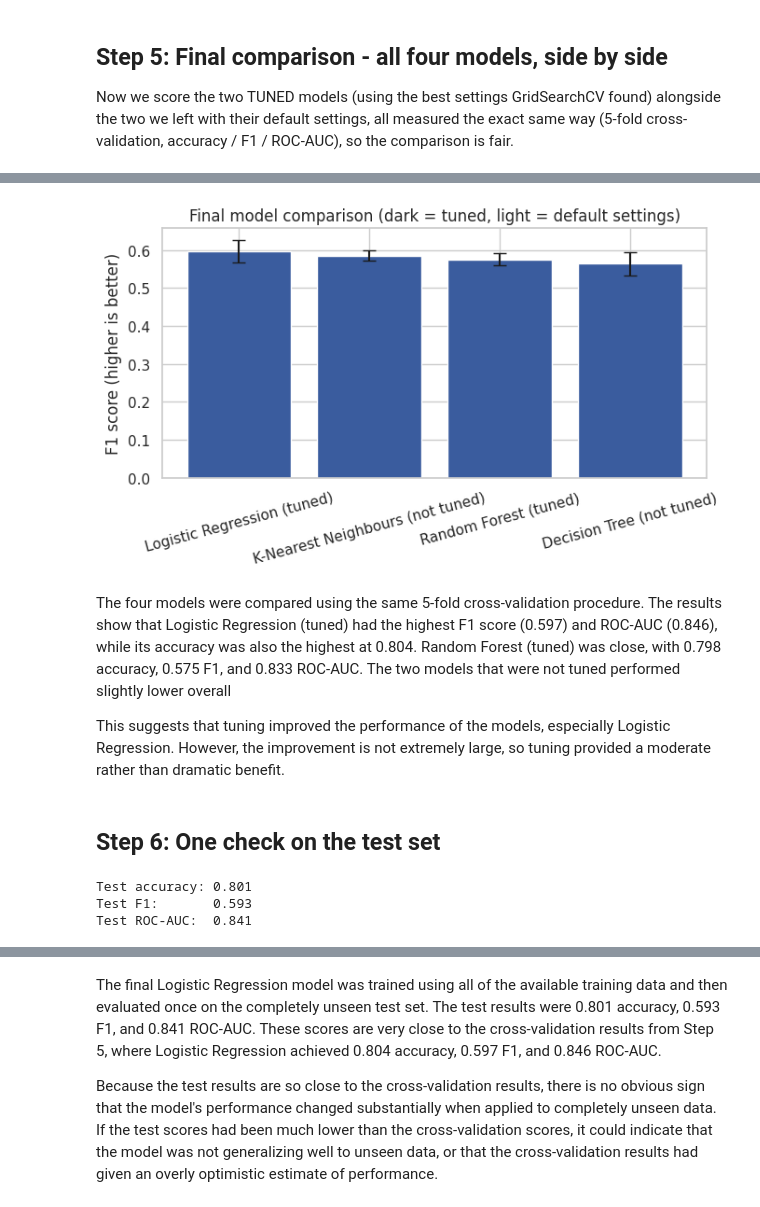
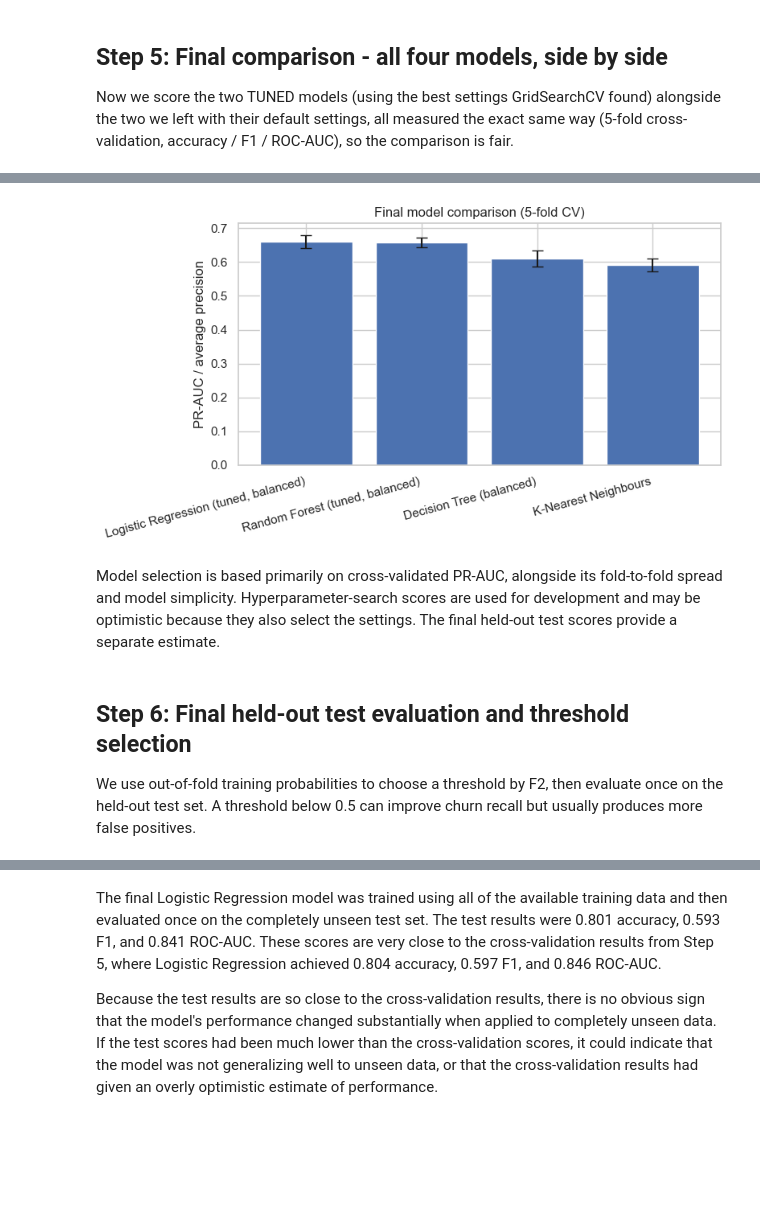
Before and after one commit to umarkhemis/ML_Caption_Project, a Jupyter notebook: notebooks/03_tuning_and_final_model.ipynb, the cells around one changed output, grey strips where cells are left out. Drawn from its saved outputs; the diff is of its cells as text; code cells hidden in the pictures; blank space fills up the shorter version.

Commit message:
modified the tuning andn final model notebook

```diff
--- a/notebooks/03_tuning_and_final_model.ipynb
+++ b/notebooks/03_tuning_and_final_model.ipynb
@@ -76,26 +53,18 @@ log_reg_results.round(3)
 ## Step 3: Tune Random Forest
 # %%
 from sklearn.ensemble import RandomForestClassifier
-
 forest_grid = {
-    'model__n_estimators': [100, 200, 300],
-    'model__max_depth': [4, 8, 12],
+    'model__n_estimators': [100, 200, 400],
+    'model__max_depth': [6, 12, 20, None],
+    'model__min_samples_leaf': [1, 3, 5],
 }
-
 forest_pipeline = Pipeline([
     ('preprocessing', preprocessing),
-    ('model', RandomForestClassifier(random_state=42)),
+    ('model', RandomForestClassifier(class_weight='balanced', random_state=42, n_jobs=-1)),
 ])
-
-forest_search = GridSearchCV(
-    forest_pipeline,
-    param_grid=forest_grid,
-    cv=cv,
-    scoring='f1',
-    n_jobs=-1,
-)
+forest_search = GridSearchCV(forest_pipeline, param_grid=forest_grid, cv=cv,
+                              scoring='average_precision', n_jobs=-1, refit=True)
 forest_search.fit(X_train, y_train)
-
-print('Best settings found:', forest_search.best_params_)
-print('Best cross-validation F1 score:', round(forest_search.best_score_, 3))
+print('Best Random Forest settings:', forest_search.best_params_)
+print('Best CV PR-AUC (average precision):', round(forest_search.best_score_, 3))
 # %% [output]
@@ -160,45 +125,28 @@ final_comparison
 # %%
-plt.figure(figsize=(7, 4.2))
-plt.bar(
-    final_comparison.index,
-    final_comparison['f1 (mean)'],
-    yerr=final_comparison['f1 (spread)'],
-    capsize=5,
-    color=['#3a5c9e' if 'tuned' in name else '#9fb3d1' for name in final_comparison.index],
-)
-plt.ylabel('F1 score (higher is better)')
-plt.title('Final model comparison (dark = tuned, light = default settings)')
-plt.xticks(rotation=15)
+plt.figure(figsize=(8, 4.5))
+ordered = final_comparison.sort_values('PR-AUC (average precision) (mean)', ascending=False)
+plt.bar(ordered.index, ordered['PR-AUC (average precision) (mean)'],
+        yerr=ordered['PR-AUC (average precision) (spread)'], capsize=5)
+plt.ylabel('PR-AUC / average precision')
+plt.title('Final model comparison (5-fold CV)')
+plt.xticks(rotation=15, ha='right')
 plt.tight_layout()
-plt.savefig('../figures/final_model_comparison.png', dpi=150)
+plt.savefig('../figures/final_model_comparison_pr_auc.png', dpi=150)
 plt.show()
 # %% [output]
-[figure, old version]
+[figure, new version]
 # %% [markdown]
-The four models were compared using the same 5-fold cross-validation procedure. The results show that Logistic Regression (tuned) had the highest F1 score (0.597) and ROC-AUC (0.846), while its accuracy was also the highest at 0.804. Random Forest (tuned) was close, with 0.798 accuracy, 0.575 F1, and 0.833 ROC-AUC. The two models that were not tuned performed slightly lower overall
-
-This suggests that tuning improved the performance of the models, especially Logistic Regression. However, the improvement is not extremely large, so tuning provided a moderate rather than dramatic benefit.
+Model selection is based primarily on cross-validated PR-AUC, alongside its fold-to-fold spread and model simplicity. Hyperparameter-search scores are used for development and may be optimistic because they also select the settings. The final held-out test scores provide a separate estimate.
 # %% [markdown]
-## Step 6: One check on the test set
+## Step 6: Final held-out test evaluation and threshold selection
+
+We use out-of-fold training probabilities to choose a threshold by F2, then evaluate once on the held-out test set. A threshold below 0.5 can improve churn recall but usually produces more false positives.
 # %%
-from sklearn.metrics import accuracy_score, f1_score, roc_auc_score
 
-# The comparison table above shows Logistic Regression (tuned) winning on both F1 and ROC-AUC,
-# so that's what we carry forward here.
+# Select a probability threshold using out-of-fold TRAINING predictions only.
 
-final_model = Pipeline([
-    ('preprocessing', preprocessing),
-    ('model', tuned_log_reg),
-])
-final_model.fit(X_train, y_train)   # train one last time, on ALL the training data
-
-test_predictions = final_model.predict(X_test)
-test_probabilities = final_model.predict_proba(X_test)[:, 1]
-
-print('Test accuracy:', round(accuracy_score(y_test, test_predictions), 3))
-print('Test F1:      ', round(f1_score(y_test, test_predictions), 3))
-print('Test ROC-AUC: ', round(roc_auc_score(y_test, test_probabilities), 3))
+oof_probabilities = cross_val_predict(log_reg_search.best_estimator_, X_train, y_train, cv=cv, method='predict_proba', n_jobs=-1)[:, 1]
+thresholds = np.arange(0.10, 0.61, 0.01)
+threshold_f2 = [fbeta_score(y_train, (oof_probabilities >= t).astype(int), beta=2, zero_division=0) for t in thresholds]
+selected_threshold = float(thresholds[int(np.argmax(threshold_f2))])
+print(f'Threshold selected from out-of-fold training predictions by F2: {selected_threshold:.2f}')
-# %% [output]
-Test accuracy: 0.801
-Test F1:       0.593
-Test ROC-AUC:  0.841
```
Also changed, not shown: parts of 8 cells of this notebook.
